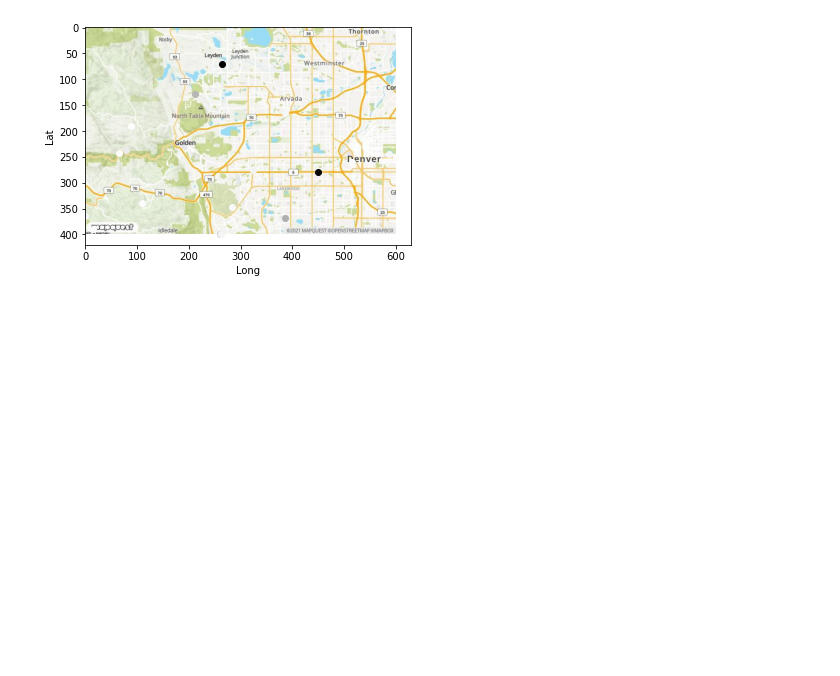
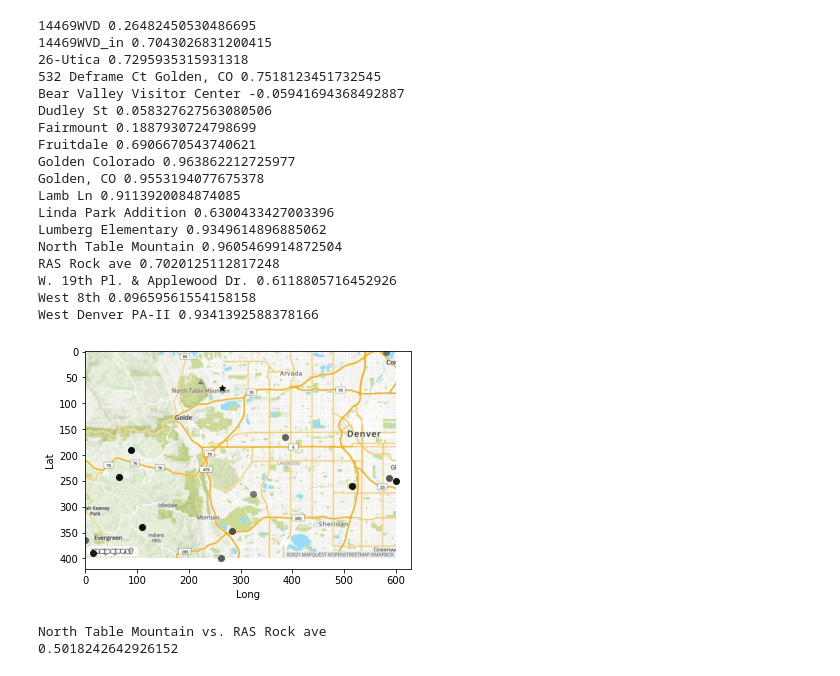
Before and after one commit to hrsather/purple_air, a Jupyter notebook: data_exploration.ipynb, the cells around one changed output. Cells and saved outputs as stored; diff of their text form; code cells hidden in the pictures; blank space fills up the shorter version.

```diff
--- a/data_exploration.ipynb
+++ b/data_exploration.ipynb
@@ -35,26 +35,81 @@ def load_img(new=False):
 # %%
 image = load_img()
 plt.imshow(image)
 plt.plot()
 
 reference_location = "Arvada"
 for location in np.unique(data["location"]):
     selected_df = data[data["location"] == location]
     lat = selected_df["lat"].iloc[0]
-    lat = 400 - 400 * (lat - np.min(data["lat"])) / (np.max(data["lat"]) - np.min(data["lat"]))  # Make negative
+    min_lat = np.min(data["lat"])
+    max_lat = np.max(data["lat"])
+    lat = 400 - 400 * (lat - min_lat) / (max_lat - min_lat)  # Make negative
 
     long = selected_df["long"].iloc[0]
-    long = 600 * (long - np.min(data["long"])) / (np.max(data["long"]) - np.min(data["long"]))
+    min_long = np.min(data["long"])
+    max_long = np.max(data["long"])
+    long = 600 * (long - min_long) / (max_long - min_long)
 
-    rmse = ana.get_rmse(data, reference_location, location) / 170 # TODO Make this dynamic
+    rmse = ana.get_rmse(data, reference_location, location) / 170  # TODO Make this dynamic
     if location == reference_location:
         color = cm.Greys(1.0)
+        plt.scatter(long, lat, c=[color], marker="*")
     else:
         # color = cm.Greys(rmse)
-        color = cm.Greys(rmse)
-    plt.scatter(long, lat, c=[color])
+        corr = get_cor(data, reference_location, location)
+        print(location, corr)
+        color = cm.Greys(corr)
+        plt.scatter(long, lat, c=[color])
     plt.xlabel("Long")
     plt.ylabel("Lat")
 plt.show()
 # %% [output]
+14469WVD 0.26482450530486695
+14469WVD_in 0.7043026831200415
+26-Utica 0.7295935315931318
+532 Deframe Ct Golden, CO 0.7518123451732545
+Bear Valley Visitor Center -0.05941694368492887
+Dudley St 0.058327627563080506
+Fairmount 0.1887930724798699
+Fruitdale 0.6906670543740621
+Golden Colorado 0.963862212725977
+Golden, CO 0.9553194077675378
+Lamb Ln 0.9113920084874085
+Linda Park Addition 0.6300433427003396
+Lumberg Elementary 0.9349614896885062
+North Table Mountain 0.9605469914872504
+RAS Rock ave 0.7020125112817248
+W. 19th Pl. & Applewood Dr. 0.6118805716452926
+West 8th 0.09659561554158158
+West Denver PA-II 0.9341392588378166
-[figure, old version]
+[figure, new version]
+# %%
+def get_cor(data, name_a, name_b):
+    df_a = data[data["location"] == name_a]
+    df_b = data[data["location"] == name_b]
+
+    # Merge both dfs on date and get corr of both ppm's
+    merged_df = df_a.merge(df_b, on=[gv.date_name])
+    ppm_x_name = gv.ppm_name + "_x"
+    ppm_y_name = gv.ppm_name + "_y"
+
+    corr = merged_df[ppm_x_name].corr(merged_df[ppm_y_name])
+
+    # plt.plot(merged_df[gv.date_name], merged_df[ppm_x_name])
+    # plt.plot(merged_df[gv.date_name], merged_df[ppm_y_name])
+    # plt.show()
+
+    return corr
+
+
+index_0 = 14
+index_1 = 15
+location_0 = np.unique(data["location"])[index_0]
+location_1 = np.unique(data["location"])[index_1]
+print(location_0, "vs.", location_1)
+corr = get_cor(data, location_0, location_1)
+
+print(corr)
+# %% [output]
+North Table Mountain vs. RAS Rock ave
+0.5018242642926152
```
Also changed, not shown: parts of 1 cell of this notebook, 1 other file.
